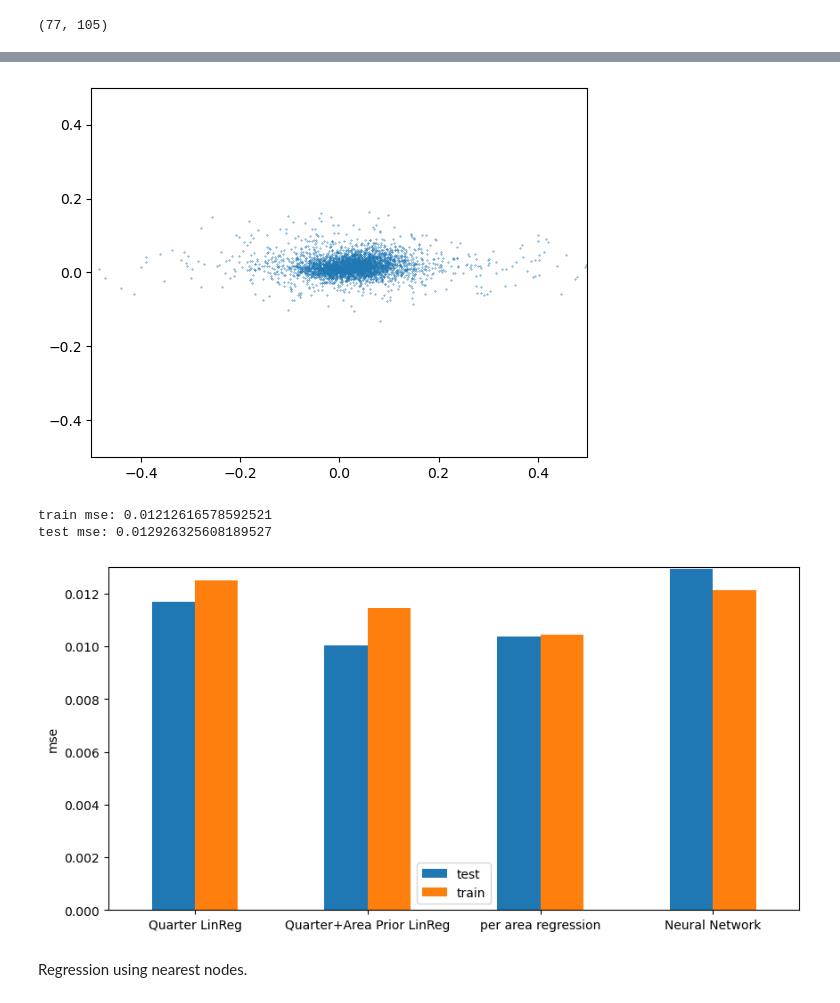
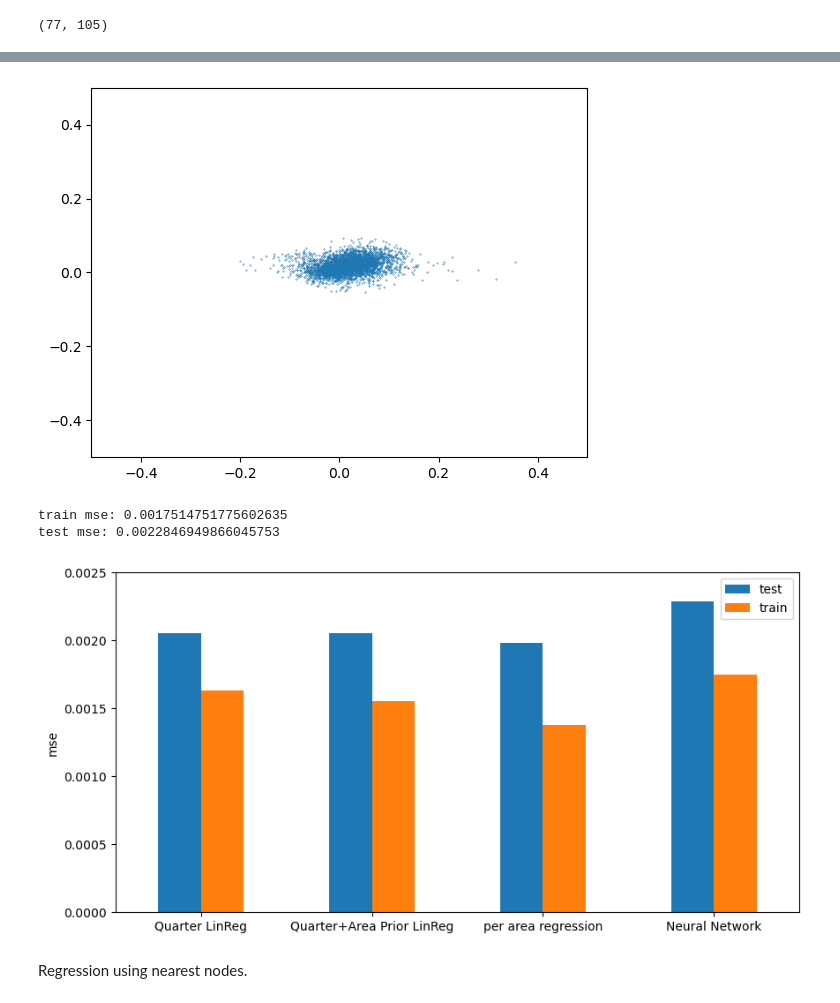
Before and after one commit to Cemlyn/UK-Housing-Market, a Jupyter notebook: Network.ipynb, the cells around one changed output, grey strips where cells are left out. Saved outputs shown, nothing was run; the diff lists cells and outputs as text; code cells hidden in the pictures.

```diff
--- a/Network.ipynb
+++ b/Network.ipynb
@@ -332,7 +332,7 @@ adjanceny_matrix = pd.read_csv(os.path.join(os.getcwd(),'./Data/adjacency_matrix
 growth_df = pd.read_csv(os.path.join(os.getcwd(),'./Data/quarter_aggs_growth.csv'),parse_dates=['transaction_quarter'])[1:]
 
 # Deleting these postcode areas as they are sparse
-growth_df = growth_df.drop(columns=['DG','LR','SU','UNKN']).dropna()
+growth_df = growth_df.drop(columns=['DG','SU','UNKN']).dropna()
 print(growth_df.shape)
 postcode_areas = [x for x in growth_df.columns if x not in ['transaction_quarter']]
 growth_df['quarter'] = growth_df['transaction_quarter'].dt.quarter
@@ -348 +348,11 @@ growth_df.head()
 5 rows × 107 columns
+# %%
+from pandas.tseries.offsets import MonthEnd,QuarterEnd
+
+max_q = growth_df.transaction_quarter.max()
+min_q = growth_df.transaction_quarter.min()
+date_range = pd.date_range(min_q,max_q,freq='Q')
+print(growth_df.shape)
+growth_df = growth_df.set_index('transaction_quarter').reindex(date_range).reset_index().rename(columns={'index':'transaction_quarter'})
+print(growth_df.shape)
+growth_df.head()
@@ -348,0 +369,2 @@ growth_df.head()
+# %%
+growth_df.set_index('transaction_quarter')[['LL','SY']].plot()
@@ -348,0 +382,11 @@ growth_df.head()
+# %%
+N = 8
+X = list()
+y = list()
+for i in range(len(growth_df['LL'])-(N+1)):
+    X.append(growth_df['LL'][i:i+N])
+    y.append(growth_df['LL'][i+N])
+y = np.vstack(y).ravel()
+X = np.vstack(X)
+print(X.shape)
+print(y.shape)
@@ -733,7 +839,7 @@ plt.xlim(-0.5,0.5)
 plt.ylim(-0.5,0.5)
 plt.show()
 # %% [output]
-[figure, old version]
+[figure, new version]
 # %%
 train_mse4 = mse(y_train.values.ravel(),train_predictions)
 test_mse4 = mse(y_test.values.ravel(),test_predictions)
@@ -741,19 +847,19 @@ test_mse4 = mse(y_test.values.ravel(),test_predictions)
 print('train mse:',train_mse4)
 print('test mse:',test_mse4)
 # %% [output]
-train mse: 0.01212616578592521
-test mse: 0.012926325608189527
+train mse: 0.0017514751775602635
+test mse: 0.0022846949866045753
 # %%
 perf = pd.DataFrame({"test":[test_mse,test_mse2,test_mse3,test_mse4],
         "train":[train_mse,train_mse2,train_mse3,train_mse4]},
         index=['Quarter LinReg','Quarter+Area Prior LinReg','per area regression','Neural Network'])
 perf.plot.bar(figsize=[10,5])
-plt.ylim(0.000,0.013)
+plt.ylim(0.000,0.0025)
 plt.ylabel('mse')
 plt.xticks(rotation=0)
 plt.show()
 # %% [output]
-[figure, old version]
+[figure, new version]
 # %% [markdown]
 Regression using nearest nodes.
 # %%
```
Also changed, not shown: parts of 31 cells of this notebook, 1 other file.
